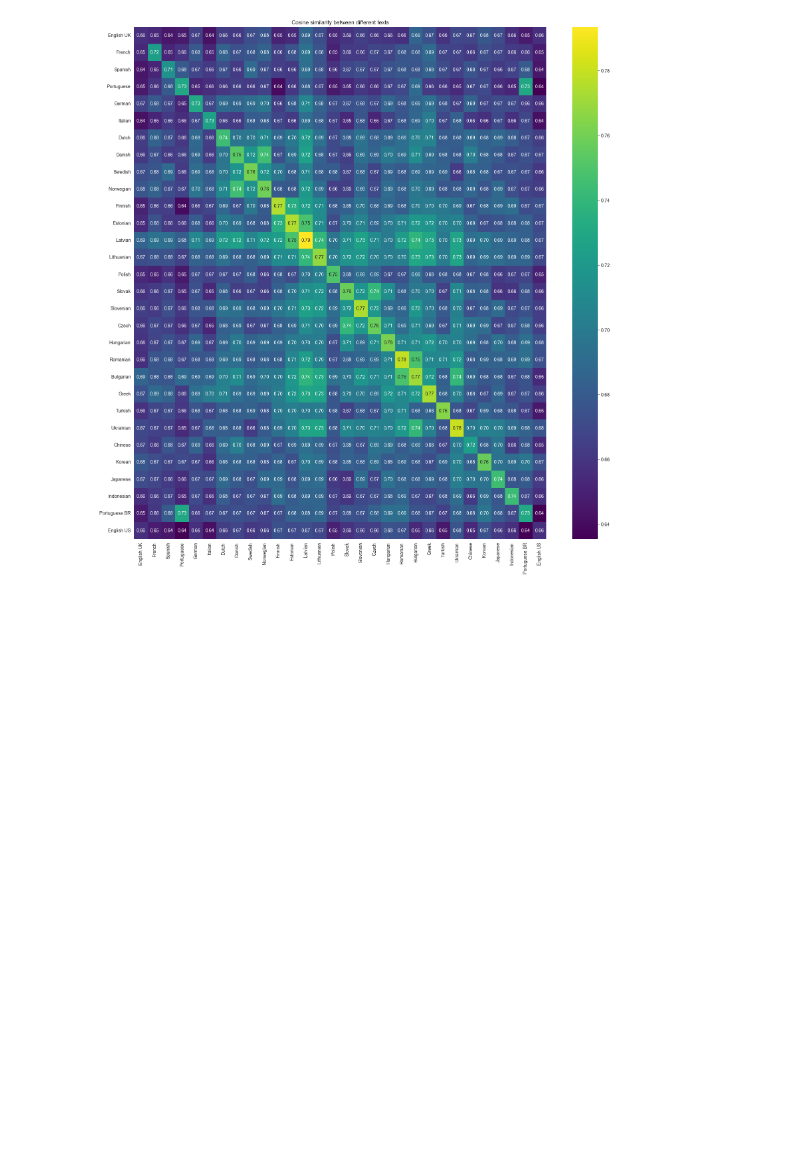
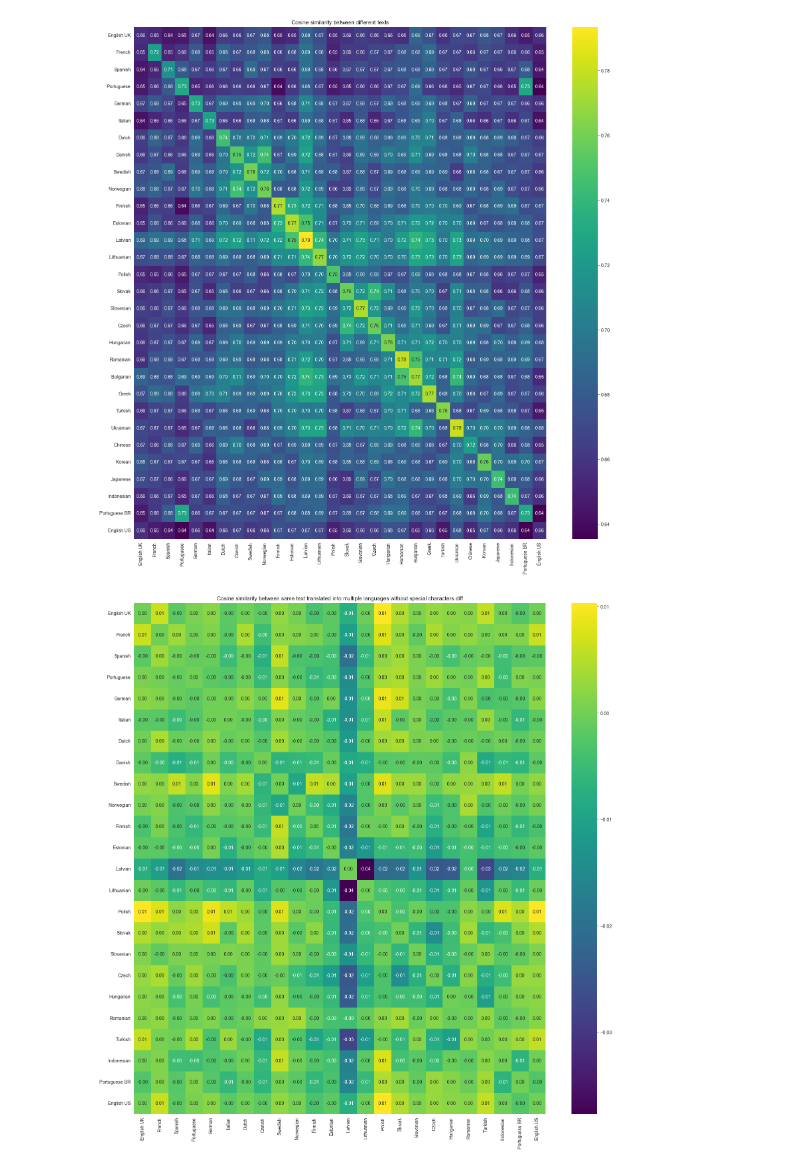
Before and after one commit to pavelkraleu/llm-language-tokens, a Jupyter notebook: main.ipynb, the cells around one changed output. Cells and saved outputs as stored; diff of their text form; code cells hidden in the pictures; blank space fills up the shorter version.

Commit message:
Reorder languages diff

```diff
--- a/main.ipynb
+++ b/main.ipynb
@@ -222,6 +222,7 @@ num_languages_latin = len(language_codes_latin)
 
 relationship_matrix = np.zeros((num_languages, num_languages))
 relationship_matrix_no_special_chars = np.zeros((num_languages_latin, num_languages_latin))
+relationship_matrix_no_special_chars_diff = np.zeros((num_languages_latin, num_languages_latin))
 relationship_matrix_different_texts = np.zeros((num_languages, num_languages))
 
 for i in range(num_languages):
@@ -235,12 +236,16 @@ for i in range(num_languages):
 # %%
 for i in range(num_languages_latin):
     for j in range(i, num_languages_latin):
+
         relationship_no_special_chars = compute_relationship_no_special_chars(language_codes_latin[i], language_codes_latin[j])
+        releationship_diff = compute_relationship(language_codes_latin[i], language_codes_latin[j]) - relationship_no_special_chars
 
         relationship_matrix_no_special_chars[i][j] = relationship_no_special_chars
+        relationship_matrix_no_special_chars_diff[i][j] = releationship_diff
 
         if i != j:
             relationship_matrix_no_special_chars[j][i] = relationship_no_special_chars
+            relationship_matrix_no_special_chars_diff[j][i] = releationship_diff
 # %%
 for i in range(num_languages):
     for j in range(i, num_languages):
@@ -279,3 +284,12 @@ plt.title("Cosine similarity between different texts")
 plt.savefig('matrix_relationship_matrix_different_texts.png')
 # %% [output]
 [figure]
+# %%
+plt.figure(figsize=(20,20))
+sns.heatmap(relationship_matrix_no_special_chars_diff, annot=True, fmt=".2f", cmap='viridis')
+plt.xticks(np.arange(num_languages_latin) + 0.5, language_names_latin, rotation=90)
+plt.yticks(np.arange(num_languages_latin) + 0.5, language_names_latin, rotation=0)
+plt.title("Cosine similarity between same text translated into multiple languages without special characters diff")
+plt.savefig('matrix_relationship_matrix_no_special_chars_diff.png')
+# %% [output]
+[figure, added]
```
Also changed, not shown: 2 other files.
